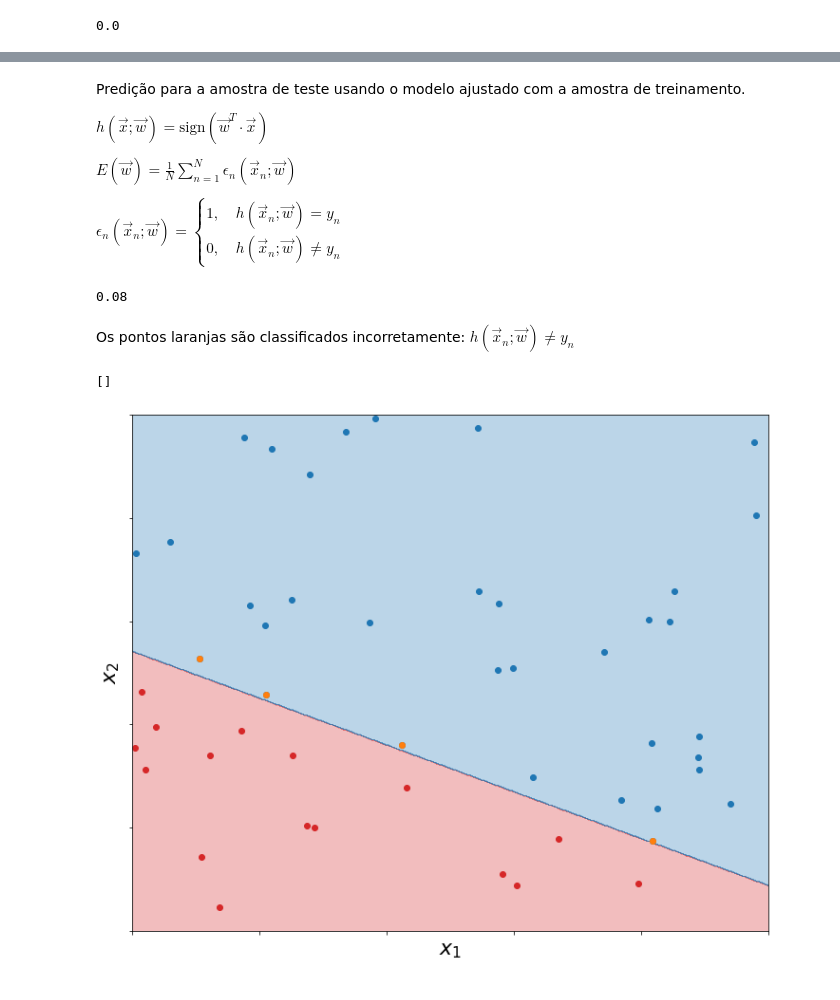
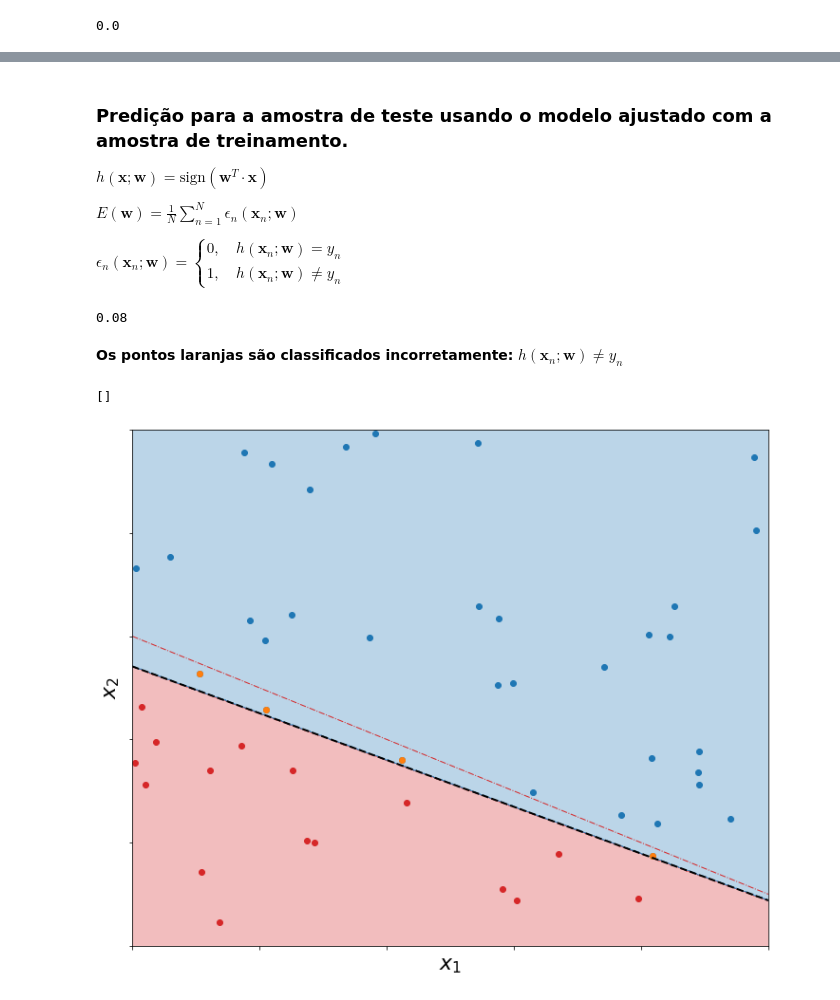
Before and after one commit to clemencia/ML4Physics, a Jupyter notebook: Classificação_Regressão_Linear.ipynb, the cells around one changed output, grey strips where cells are left out. Cells and saved outputs as stored; diff of their text form; code cells hidden in the pictures.

```diff
--- a/Classificação_Regressão_Linear.ipynb
+++ b/Classificação_Regressão_Linear.ipynb
@@ -26,9 +26,7 @@ x1_max = 5.
 x2_min = 0.
 x2_max = 5.
 
-def create_dataset( n_data ):
-    p0 = 3.0
-    p1 = -0.5
+def create_dataset( n_data, p0, p1 ):
     def func_sep( X ):
         return +1 if ( X[1] >= p0 + p1 * X[0] ) else -1
 
@@ -43,8 +41,9 @@ def create_dataset( n_data ):
 # %%
 np.random.seed( 42 )
 n_data = 50
-
-X_train, y_train = create_dataset( n_data )
+p0 = 3.0
+p1 = -0.5
+X_train, y_train = create_dataset( n_data, p0, p1 )
 # %%
 df_train = pd.DataFrame( np.c_[ X_train, y_train ], columns=( "x1", "x2", "y_label" ) ).astype( { "y_label": "int32" } )
 df_train
@@ -145,5 +149,12 @@ datascan_predict_ = ( linear_reg.predict( datascan_ ).reshape( grid_x1_.shape )
 # %%
 fig = plt.figure( figsize=(12,10) )
+
+n_points_ = 500
+data_x1_ = np.linspace( x1_min, x1_max, n_points_ )[ : , np.newaxis ]
+data_x2_ = np.linspace( x1_min, x1_max, n_points_ )[ : , np.newaxis ]
+grid_x1_, grid_x2_ = np.meshgrid( data_x1_, data_x2_ )
+datascan_ = np.c_[ grid_x1_.ravel(), grid_x2_.ravel() ]
+datascan_predict_ = ( linear_reg.predict( datascan_ ).reshape( grid_x1_.shape ) >= 0. )
 
 from matplotlib.colors import ListedColormap
 custom_cmap = ListedColormap( ['tab:red','tab:blue'] )
@@ -155,7 +166,8 @@ df_train_sig = df_train[ msk_sig ]
 df_train_bkg = df_train[ msk_bkg ]
 plt.plot( df_train_sig[ "x1" ], df_train_sig[ "x2" ], 'o', color='tab:blue' )
 plt.plot( df_train_bkg[ "x1" ], df_train_bkg[ "x2" ], 'o', color='tab:red' )
-# plt.plot( [ x1_min, x1_max ], [ ( p0 + p1 * x1_min ), ( p0 + p1 * x1_max ) ], linestyle='dashed', linewidth=1, color='black' )
+f_ = lambda x_: -( linear_reg.intercept_ + linear_reg.coef_[0] * x_) / linear_reg.coef_[1]
+plt.plot( [ x1_min, x1_max ], [ f_( x1_min ), f_( x1_max ) ], linestyle='dashed', linewidth=2, color='black' )
 
 plt.xlim( x1_min, x1_max )
 plt.ylim( x2_min, x2_max )
@@ -172,7 +186,7 @@ O modelo foi otimizado sem olhar para esses dados
 # %%
 np.random.seed( 100 )
 
-X_test, y_test = create_dataset( n_data )
+X_test, y_test = create_dataset( n_data, p0, p1 )
 df_test = pd.DataFrame( np.c_[ X_test, y_test ], columns=( "x1", "x2", "y_label" ) ).astype( { "y_label": "int32" } )
 # %%
 fig = plt.figure( figsize=(12,10) )
@@ -197,11 +211,11 @@ plt.gca().yaxis.set_ticklabels( [] )
 # %% [markdown]
-Predição para a amostra de teste usando o modelo ajustado com a amostra de treinamento.
+### Predição para a amostra de teste usando o modelo ajustado com a amostra de treinamento.
 
-$h( \vec{x}; \vec{w} ) = \textrm{sign}( \vec{w}^{T} \cdot \vec{x} )$
+$h( \mathbf{x}; \mathbf{w} ) = \textrm{sign}( \mathbf{w}^{T} \cdot \mathbf{x} )$
 
-$E( \vec{w} ) = \frac{1}{N} \sum_{n=1}^{N} \epsilon_n( \vec{x}_n; \vec{w} )$
+$E( \mathbf{w} ) = \frac{1}{N} \sum_{n=1}^{N} \epsilon_n( \mathbf{x}_n; \mathbf{w} )$
 
-$\epsilon_n( \vec{x}_n; \vec{w} ) = \begin{cases} 1 , \quad h( \vec{x}_n; \vec{w} ) = y_n \\ 0 , \quad h( \vec{x}_n; \vec{w} ) \neq y_n \end{cases}$
+$\epsilon_n( \mathbf{x}_n; \mathbf{w} ) = \begin{cases} 0 , \quad h( \mathbf{x}_n; \mathbf{w} ) = y_n \\ 1 , \quad h( \mathbf{x}_n; \mathbf{w} ) \neq y_n \end{cases}$
 # %%
 df_test[ "y_predict" ] = pd.Series( ( linear_reg.predict( df_test[ [ "x1", "x2" ] ] ) >= 0. ) ).map( { True: +1, False: -1} )
 error_test = np.sum( df_test[ "y_label" ] != df_test[ "y_predict" ] ) / df_test.shape[0]
@@ -209,31 +223,32 @@ print ( error_test )
 # %% [output]
 0.08
 # %% [markdown]
-Os pontos laranjas são classificados incorretamente: $h( \vec{x}_n; \vec{w} ) \neq y_n$
+**Os pontos laranjas são classificados incorretamente:** $h( \mathbf{x}_n; \mathbf{w} ) \neq y_n$
 # %%
 fig = plt.figure( figsize=(12,10) )
 
 from matplotlib.colors import ListedColormap
 custom_cmap = ListedColormap( ['tab:red','tab:blue'] )
 plt.contourf( grid_x1_, grid_x2_, datascan_predict_, cmap=custom_cmap, alpha=0.30 )
 
 msk_sig = ( df_test[ "y_predict" ] == +1 )
 msk_bkg = ( df_test[ "y_predict" ] == -1 )
 msk_error = ( df_test[ "y_label" ] != df_test[ "y_predict" ] )
 df_test_sig = df_test[ msk_sig ]
 df_test_bkg = df_test[ msk_bkg ]
 df_test_error = df_test[ msk_error ]
 plt.plot( df_test_sig[ "x1" ], df_test_sig[ "x2" ], 'o', color='tab:blue' )
 plt.plot( df_test_bkg[ "x1" ], df_test_bkg[ "x2" ], 'o', color='tab:red' )
 plt.plot( df_test_error[ "x1" ], df_test_error[ "x2" ], 'o', color='tab:orange' )
-# plt.plot( [ x1_min, x1_max ], [ ( p0 + p1 * x1_min ), ( p0 + p1 * x1_max ) ], linestyle='dashed', linewidth=1, color='black' )
+plt.plot( [ x1_min, x1_max ], [ ( p0 + p1 * x1_min ), ( p0 + p1 * x1_max ) ], linestyle='dashdot', linewidth=1, color='tab:red' )
+plt.plot( [ x1_min, x1_max ], [ f_( x1_min ), f_( x1_max ) ], linestyle='dashed', linewidth=2, color='black' )
 
 plt.xlim( x1_min, x1_max )
 plt.ylim( x2_min, x2_max )
 plt.xlabel( r'$x_1$' )
 plt.ylabel( r'$x_2$' )
 plt.gca().xaxis.set_ticklabels( [] )
 plt.gca().yaxis.set_ticklabels( [] )
 # %% [output]
 []
-[figure, old version]
+[figure, new version]
```
Also changed, not shown: parts of 12 cells of this notebook.
